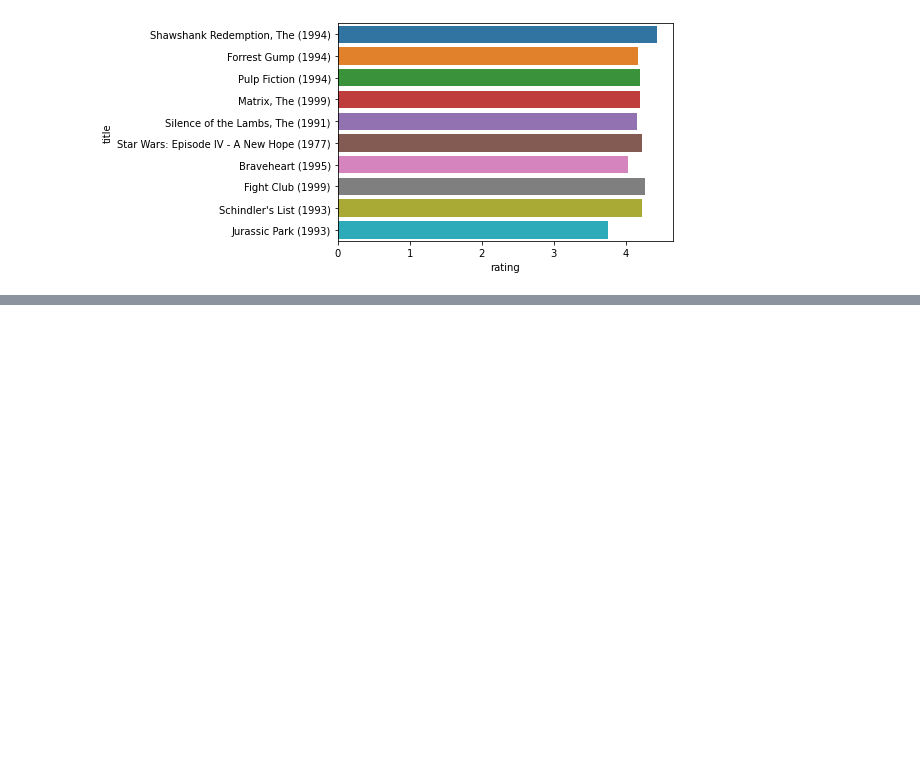
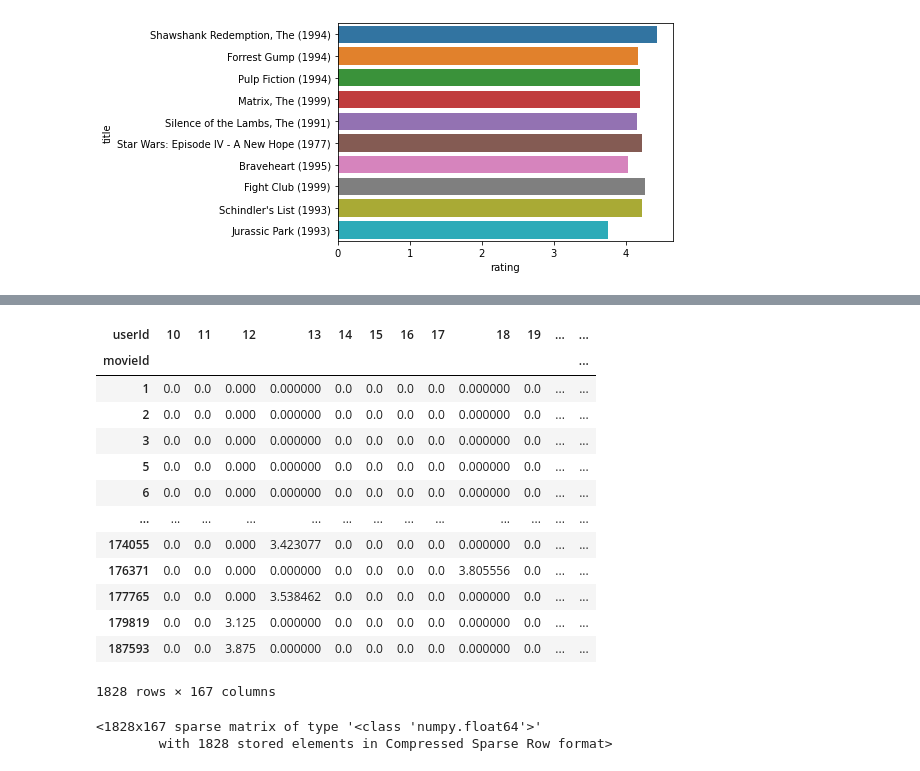
Before and after one commit to cooperhankun/Maskininlarning, a Jupyter notebook: Lab/ml-latest-small/lab_1.ipynb, the cells around one changed output, grey strips where cells are left out. Cells and saved outputs as stored; diff of their text form; code cells hidden in the pictures; blank space fills up the shorter version.

```diff
--- a/Lab/ml-latest-small/lab.ipynb
+++ b/Lab/ml-latest-small/lab_1.ipynb
@@ -117,0 +154,4 @@ sns.barplot(data=mean_ratings, y=mean_ratings.index, x="rating")
+# %%
+rating_count = ratings_new.groupby('movieId', as_index=False).rating.mean()
+userId_count = ratings_new.groupby('movieId', as_index=False).userId.count()
+rating_count.describe(), userId_count.describe()
@@ -117,0 +181,4 @@ sns.barplot(data=mean_ratings, y=mean_ratings.index, x="rating")
+# %%
+# Keep the movies which > 9 ratings
+less_ratings_movies = userId_count[userId_count["userId"] > 9]
+less_ratings_movies
@@ -117,0 +199,4 @@ sns.barplot(data=mean_ratings, y=mean_ratings.index, x="rating")
+# %%
+# Keep the movies which > 3 rating points
+low_rating_movies = rating_count[rating_count["rating"] > 3]
+low_rating_movies
@@ -117,0 +217,4 @@ sns.barplot(data=mean_ratings, y=mean_ratings.index, x="rating")
+# %%
+# I would like to select the movies that both ratings > 9 and rating points > 3
+movies_selected = pd.merge(less_ratings_movies, low_rating_movies).reindex()
+movies_selected
@@ -117,0 +235,27 @@ sns.barplot(data=mean_ratings, y=mean_ratings.index, x="rating")
+# %%
+movies_selected_pivot = movies_selected.pivot(index="movieId", columns="userId", values="rating").fillna(0)
+movies_selected_pivot
+# %% [output]
+| userId | 10 | 11 | 12 | 13 | 14 | 15 | 16 | 17 | 18 | 19 | ... | ... |
+| movieId |  |  |  |  |  |  |  |  |  |  |  | ... |
+| 1 | 0.0 | 0.0 | 0.000 | 0.000000 | 0.0 | 0.0 | 0.0 | 0.0 | 0.000000 | 0.0 | ... | ... |
+| 2 | 0.0 | 0.0 | 0.000 | 0.000000 | 0.0 | 0.0 | 0.0 | 0.0 | 0.000000 | 0.0 | ... | ... |
+| 3 | 0.0 | 0.0 | 0.000 | 0.000000 | 0.0 | 0.0 | 0.0 | 0.0 | 0.000000 | 0.0 | ... | ... |
+| 5 | 0.0 | 0.0 | 0.000 | 0.000000 | 0.0 | 0.0 | 0.0 | 0.0 | 0.000000 | 0.0 | ... | ... |
+| 6 | 0.0 | 0.0 | 0.000 | 0.000000 | 0.0 | 0.0 | 0.0 | 0.0 | 0.000000 | 0.0 | ... | ... |
+| ... | ... | ... | ... | ... | ... | ... | ... | ... | ... | ... | ... | ... |
+| 174055 | 0.0 | 0.0 | 0.000 | 3.423077 | 0.0 | 0.0 | 0.0 | 0.0 | 0.000000 | 0.0 | ... | ... |
+| 176371 | 0.0 | 0.0 | 0.000 | 0.000000 | 0.0 | 0.0 | 0.0 | 0.0 | 3.805556 | 0.0 | ... | ... |
+| 177765 | 0.0 | 0.0 | 0.000 | 3.538462 | 0.0 | 0.0 | 0.0 | 0.0 | 0.000000 | 0.0 | ... | ... |
+| 179819 | 0.0 | 0.0 | 3.125 | 0.000000 | 0.0 | 0.0 | 0.0 | 0.0 | 0.000000 | 0.0 | ... | ... |
+| 187593 | 0.0 | 0.0 | 3.875 | 0.000000 | 0.0 | 0.0 | 0.0 | 0.0 | 0.000000 | 0.0 | ... | ... |
+1828 rows × 167 columns
+# %%
+# Create sparse matrix
+from scipy.sparse import csr_matrix
+
+movies_selected_sparse = csr_matrix(movies_selected_pivot.values)
+movies_selected_sparse
+# %% [output]
+<1828x167 sparse matrix of type '<class 'numpy.float64'>'
+        with 1828 stored elements in Compressed Sparse Row format>
```
Also changed, not shown: parts of 13 cells of this notebook, 1 other file.
